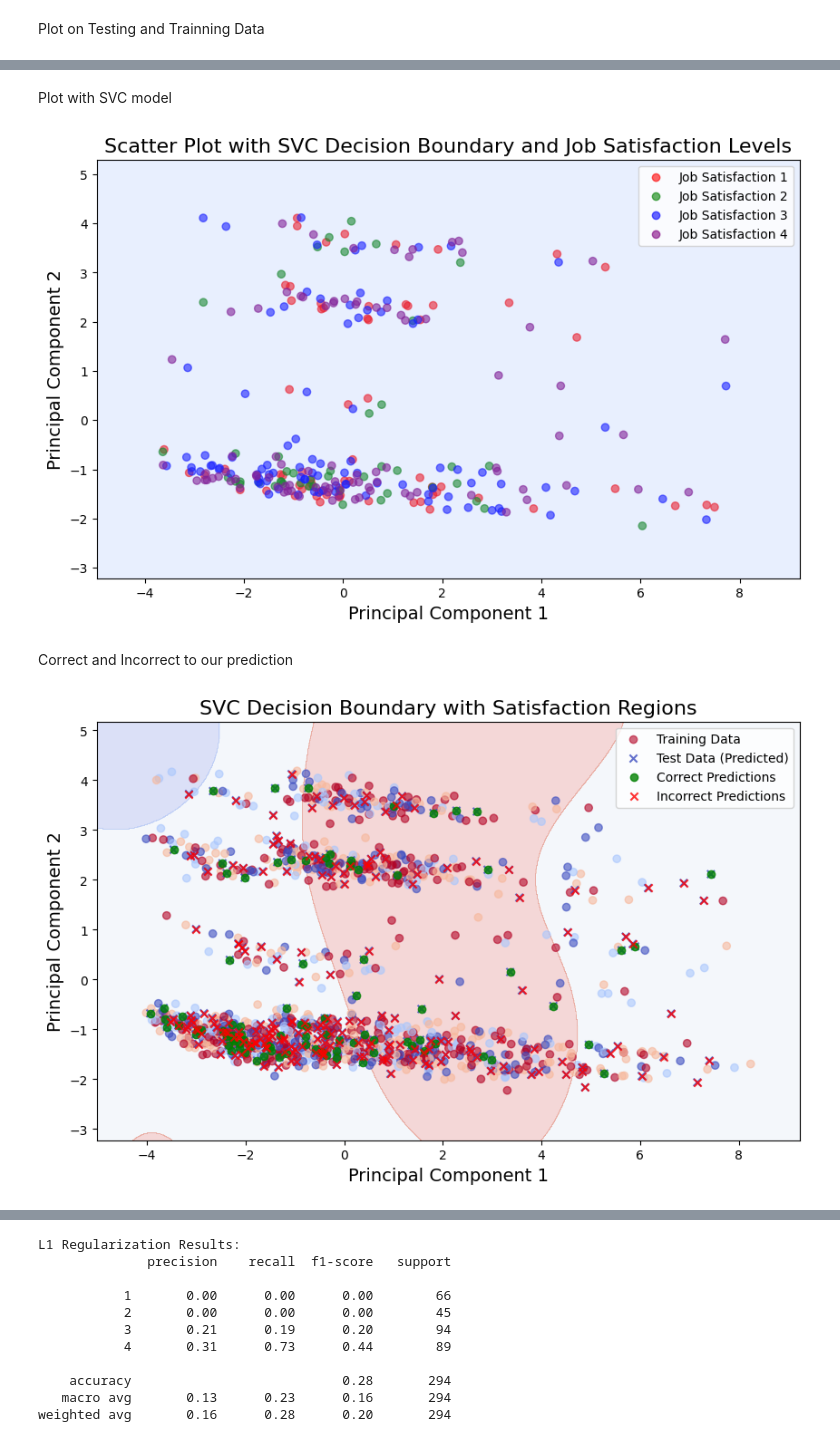
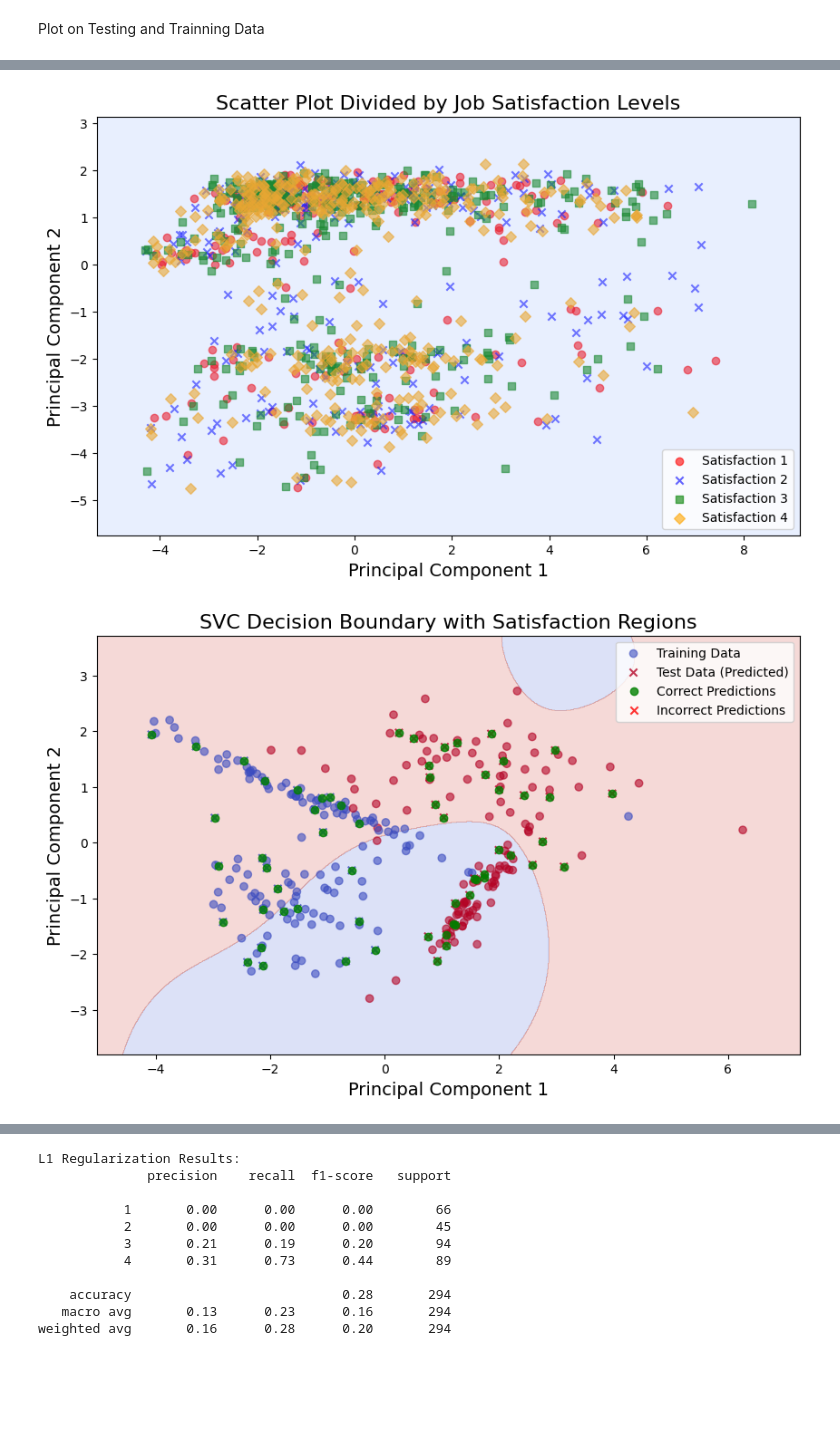
Before and after one commit to diptibanik/CSE303_Project, a Jupyter notebook: PROJECT Code 303(python).ipynb, the cells around one changed output, grey strips where cells are left out. Saved outputs shown, nothing was run; the diff lists cells and outputs as text; code cells hidden in the pictures; blank space fills up the shorter version.

```diff
--- a/PROJECT Code 303(python).ipynb
+++ b/PROJECT Code 303(python).ipynb
@@ -96,5 +156,16 @@ Testing data shape (X_test): (294, 56)
 Training target shape (Y_train): (1176,)
 Testing target shape (Y_test): (294,)
+# %%
+
+
+# Load the dataset
+df = pd.read_csv("C:\\Users\\HP\\Downloads\\HR_Analytics(303 project).csv")
+
+# Extract multiple columns by their names
+columns = df[["Age", "Department", "DailyRate"]]
+
+# Convert to a list of lists if needed
+columns_list = columns.values.tolist()
 # %%
 print(df.columns.tolist())
 # %% [output]
@@ -224,8 +351,10 @@ plt.show()
-# %% [markdown]
-Plot with SVC model
 # %%
-Y = df['JobSatisfaction']  # Target column is JobSatisfaction
-X = df.drop(columns=['JobSatisfaction'])  # Drop target column for features
+# Ensure all categorical data is converted to numerical values
+df = pd.get_dummies(df)
+
+# Define the target column (Y) and feature columns (X)
+Y = df['JobSatisfaction']  # Replace 'JobSatisfaction' with your target column
+X = df.drop(columns=['JobSatisfaction'])  # Drop the target column
 
 # Split the dataset into training and testing sets (80% train, 20% test)
 X_train, X_test, Y_train, Y_test = train_test_split(X, Y, test_size=0.2, random_state=42)
@@ -235,46 +364,46 @@ scaler = StandardScaler()
 X_train_scaled = scaler.fit_transform(X_train)
 X_test_scaled = scaler.transform(X_test)
 
 # Apply PCA to reduce to 2 features
 pca = PCA(n_components=2)
 X_train_pca = pca.fit_transform(X_train_scaled)
 X_test_pca = pca.transform(X_test_scaled)
 
 # Train an SVC model
 svc = SVC(kernel='linear', random_state=42)
 svc.fit(X_train_pca, Y_train)
 
-# Create a scatter plot for testing data
+# Visualize the results with a scatter plot, divided by job satisfaction levels
 plt.figure(figsize=(10, 6))
 
-# Define color mapping for Job Satisfaction (1, 2, 3, 4)
-colors = {1: 'red', 2: 'green', 3: 'blue', 4: 'purple'}
+# Plot each job satisfaction level with a different marker or color
+satisfaction_levels = sorted(Y_train.unique())
+colors = ['red', 'blue', 'green', 'orange', 'purple']  # Colors for each level
+markers = ['o', 'x', 's', 'D', '^']  # Markers for each level
 
-# Scatter plot for testing data, color-coded by Job Satisfaction levels
-for satisfaction_level in [1, 2, 3, 4]:
-    idx = Y_test == satisfaction_level
-    plt.scatter(X_test_pca[idx, 0], X_test_pca[idx, 1],
-                c=[colors[satisfaction_level]]*len(X_test_pca[idx]),
-                label=f'Job Satisfaction {satisfaction_level}', alpha=0.6)
+for level, color, marker in zip(satisfaction_levels, colors, markers):
+    idx = Y_train == level
+    plt.scatter(
+        X_train_pca[idx, 0], X_train_pca[idx, 1],
+        color=color, marker=marker, alpha=0.6, label=f'Satisfaction {level}'
+    )
 
 # Plot the decision boundary
 x_min, x_max = X_train_pca[:, 0].min() - 1, X_train_pca[:, 0].max() + 1
 y_min, y_max = X_train_pca[:, 1].min() - 1, X_train_pca[:, 1].max() + 1
 xx, yy = np.meshgrid(np.arange(x_min, x_max, 0.01), np.arange(y_min, y_max, 0.01))
 Z = svc.predict(np.c_[xx.ravel(), yy.ravel()])
 Z = Z.reshape(xx.shape)
 
 plt.contourf(xx, yy, Z, alpha=0.2, cmap='coolwarm')
 
-plt.title("Scatter Plot with SVC Decision Boundary and Job Satisfaction Levels", fontsize=16)
+plt.title("Scatter Plot Divided by Job Satisfaction Levels", fontsize=16)
 plt.xlabel("Principal Component 1", fontsize=14)
 plt.ylabel("Principal Component 2", fontsize=14)
 plt.legend()
 plt.show()
 # %% [output]
-[figure, old version]
+[figure, new version]
-# %% [markdown]
-Correct and Incorrect to our prediction
 # %%
 plt.figure(figsize=(10, 6))
 # Decision boundary
@@ -298,5 +427,5 @@ plt.ylabel("Principal Component 2", fontsize=14)
 plt.legend()
 plt.show()
 # %% [output]
-[figure, old version]
+[figure, new version]
 # %%
```
Also changed, not shown: parts of 71 cells of this notebook, 3 other files.
